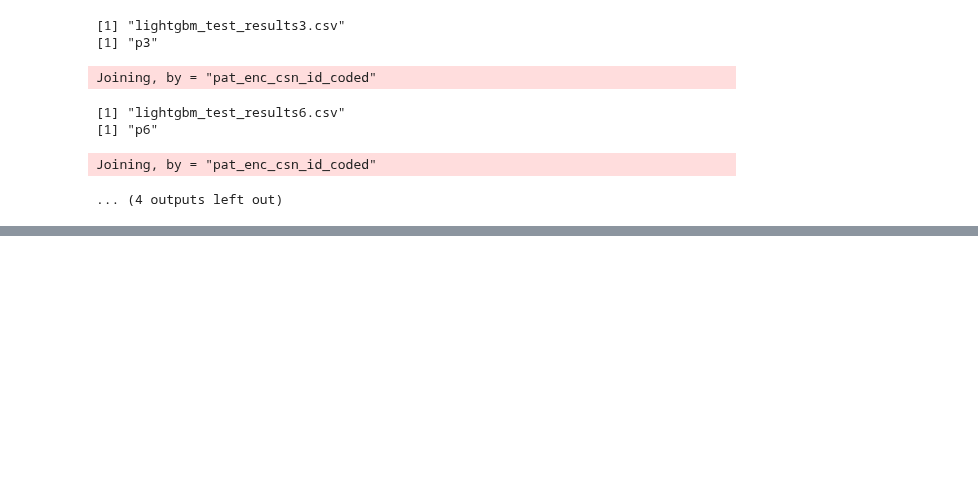
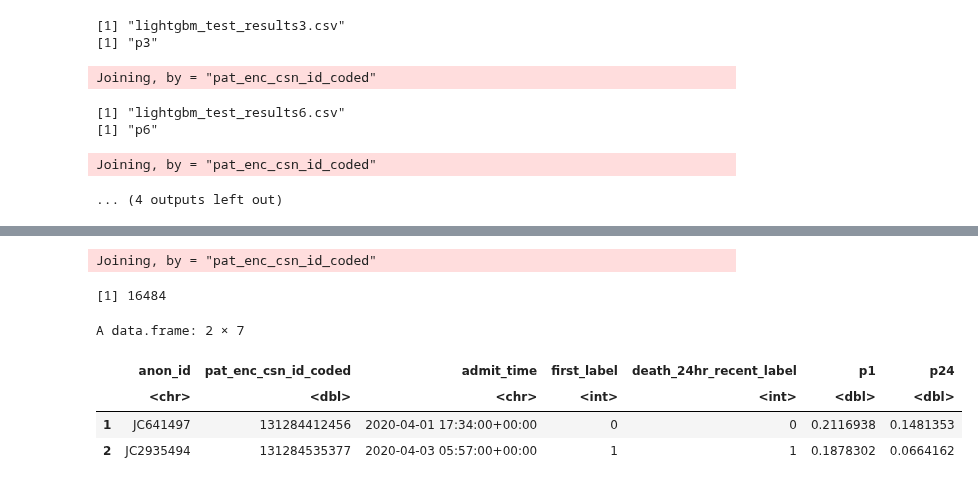
Before and after one commit to Minh084/TDA, a Jupyter notebook: shc2021/19_model_results_R.ipynb, the cells around one changed output, grey strips where cells are left out. Drawn from its saved outputs; the diff is of its cells as text; code cells hidden in the pictures; blank space fills up the shorter version.

```diff
--- a/shc2021/19_model_results_R.ipynb
+++ b/shc2021/19_model_results_R.ipynb
@@ -1229,3 +1184,20 @@ Joining, by = "pat_enc_csn_id_coded"
+# %%
+v1 <- read.csv(file.path(modeldir6, "/6_7_cohort4_all/first_label/lightgbm_test_results.csv"))
+v2 <- read.csv(file.path(modeldir6, "/6_7_cohort4_all/death_24hr_recent_label/lightgbm_test_results.csv"))
+valtest <- v1 %>% select(pat_enc_csn_id_coded, p1=predictions) %>% inner_join(v2) %>%
+                select(anon_id, pat_enc_csn_id_coded, admit_time, first_label, death_24hr_recent_label, p1, p24=predictions)
+nrow(valtest)
+# %% [output]
+Joining, by = "pat_enc_csn_id_coded"
+[1] 16484
+# %%
+head(valtest,2)
+# %% [output]
+A data.frame: 2 × 7
+|  | anon_id | pat_enc_csn_id_coded | admit_time | first_label | death_24hr_recent_label | p1 | p24 |
+|  | <chr> | <dbl> | <chr> | <int> | <int> | <dbl> | <dbl> |
+| 1 | JC641497 | 131284412456 | 2020-04-01 17:34:00+00:00 | 0 | 0 | 0.2116938 | 0.1481353 |
+| 2 | JC2935494 | 131284535377 | 2020-04-03 05:57:00+00:00 | 1 | 1 | 0.1878302 | 0.0664162 |
 # %%
 head(cohtest, 1)
 head(cohtest2, 1)
```
Also changed, not shown: parts of 5 cells of this notebook, 6 other files.
